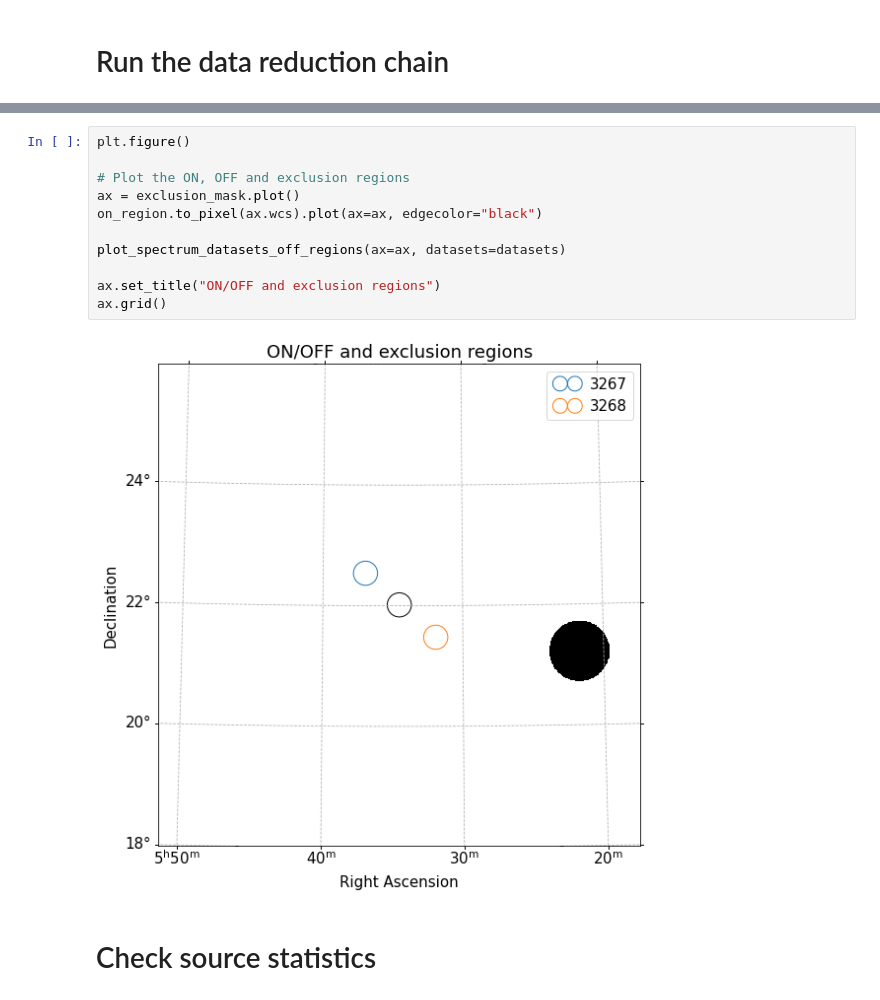
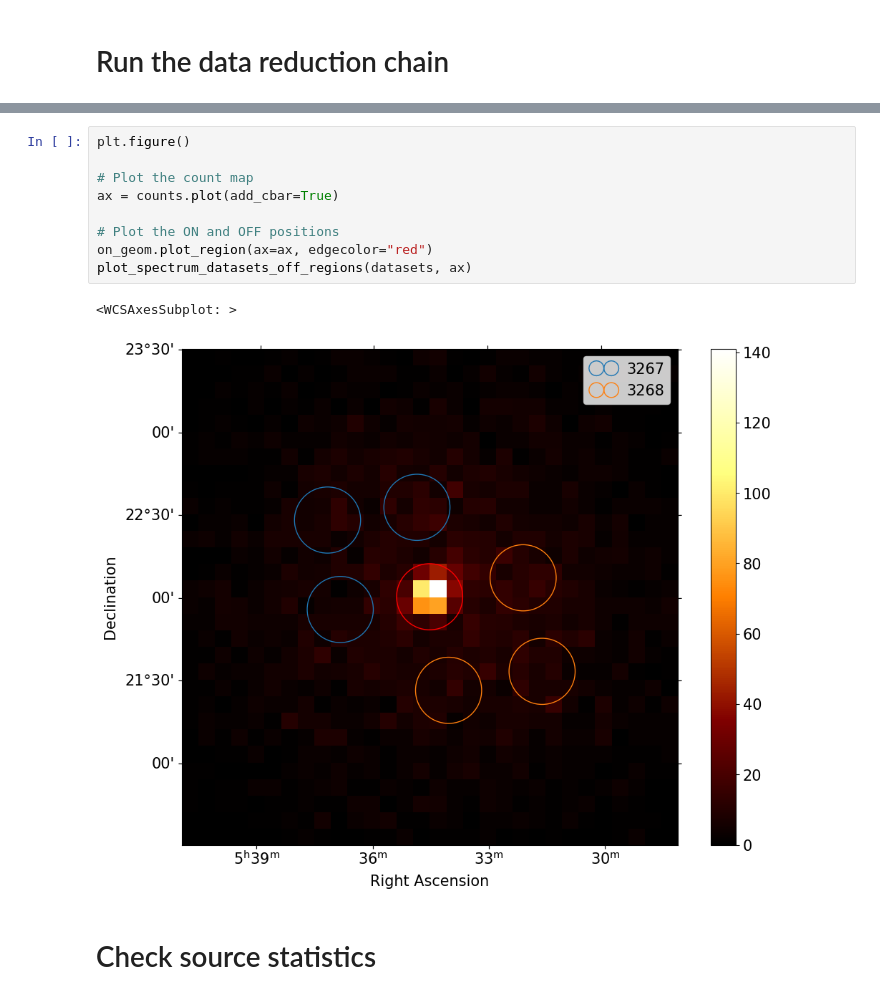
Before and after one commit to cta-observatory/magic-cta-pipe, a Jupyter notebook: notebooks/check_sed_from_dl3.ipynb, the cells around one changed output, grey strips where cells are left out. Cells and saved outputs as stored; diff of their text form.

```diff
--- a/notebooks/check_sed_from_dl3.ipynb
+++ b/notebooks/check_sed_from_dl3.ipynb
@@ -256,16 +239,15 @@ Dataset 1:
-# %%
-plt.figure()
-
-# Plot the ON, OFF and exclusion regions
-ax = exclusion_mask.plot()
-on_region.to_pixel(ax.wcs).plot(ax=ax, edgecolor="black")
-
-plot_spectrum_datasets_off_regions(ax=ax, datasets=datasets)
-
-ax.set_title("ON/OFF and exclusion regions")
-ax.grid()
-# %% [output]
-[figure, removed]
+# %%
+plt.figure()
+
+# Plot the count map
+ax = counts.plot(add_cbar=True)
+
+# Plot the ON and OFF positions
+on_geom.plot_region(ax=ax, edgecolor="red")
+plot_spectrum_datasets_off_regions(datasets, ax)
+# %% [output]
+<WCSAxesSubplot: >
+[figure, added]
 # %% [markdown]
 # Check source statistics
 # %%
```
Also changed, not shown: parts of 17 cells of this notebook.
